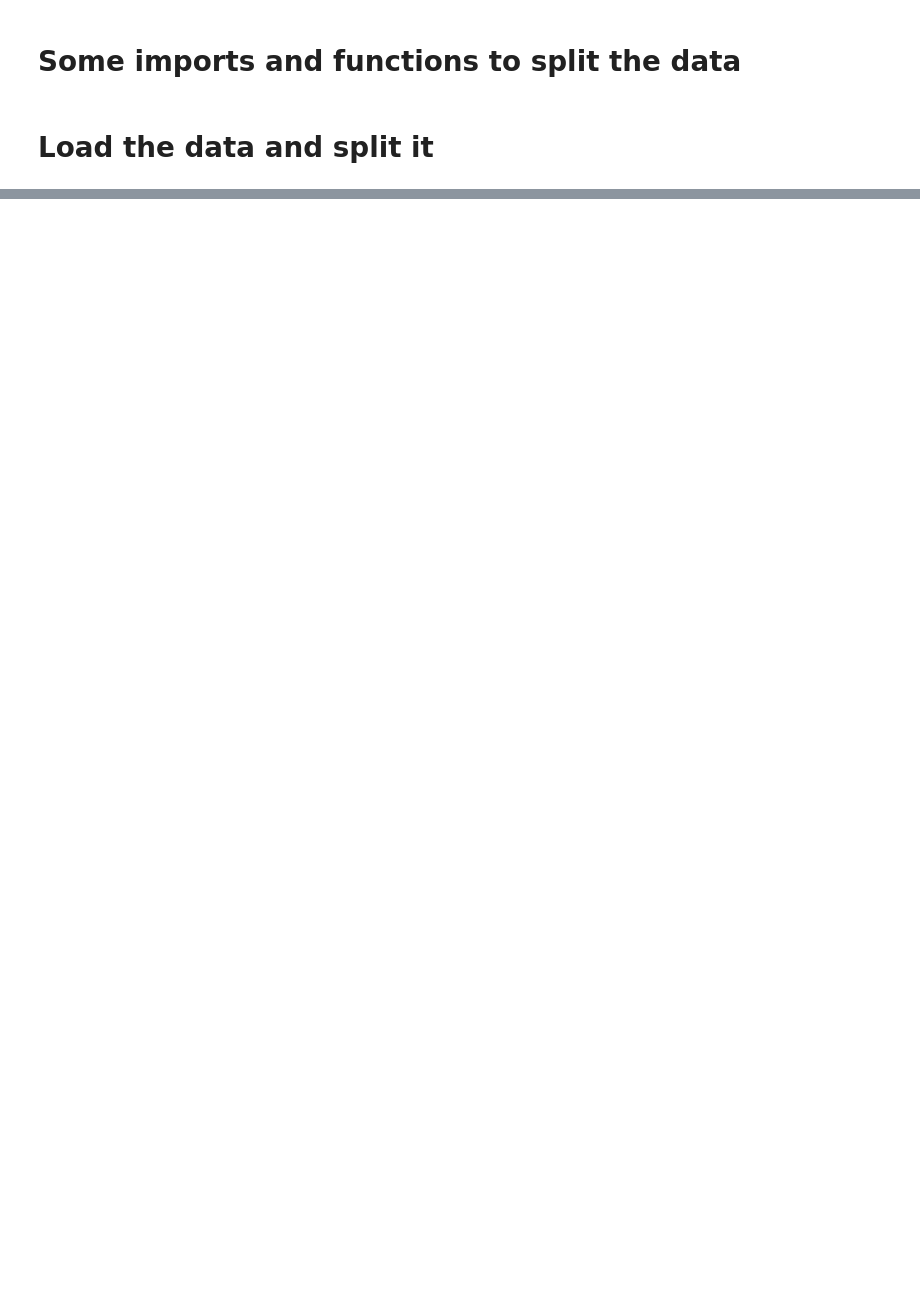
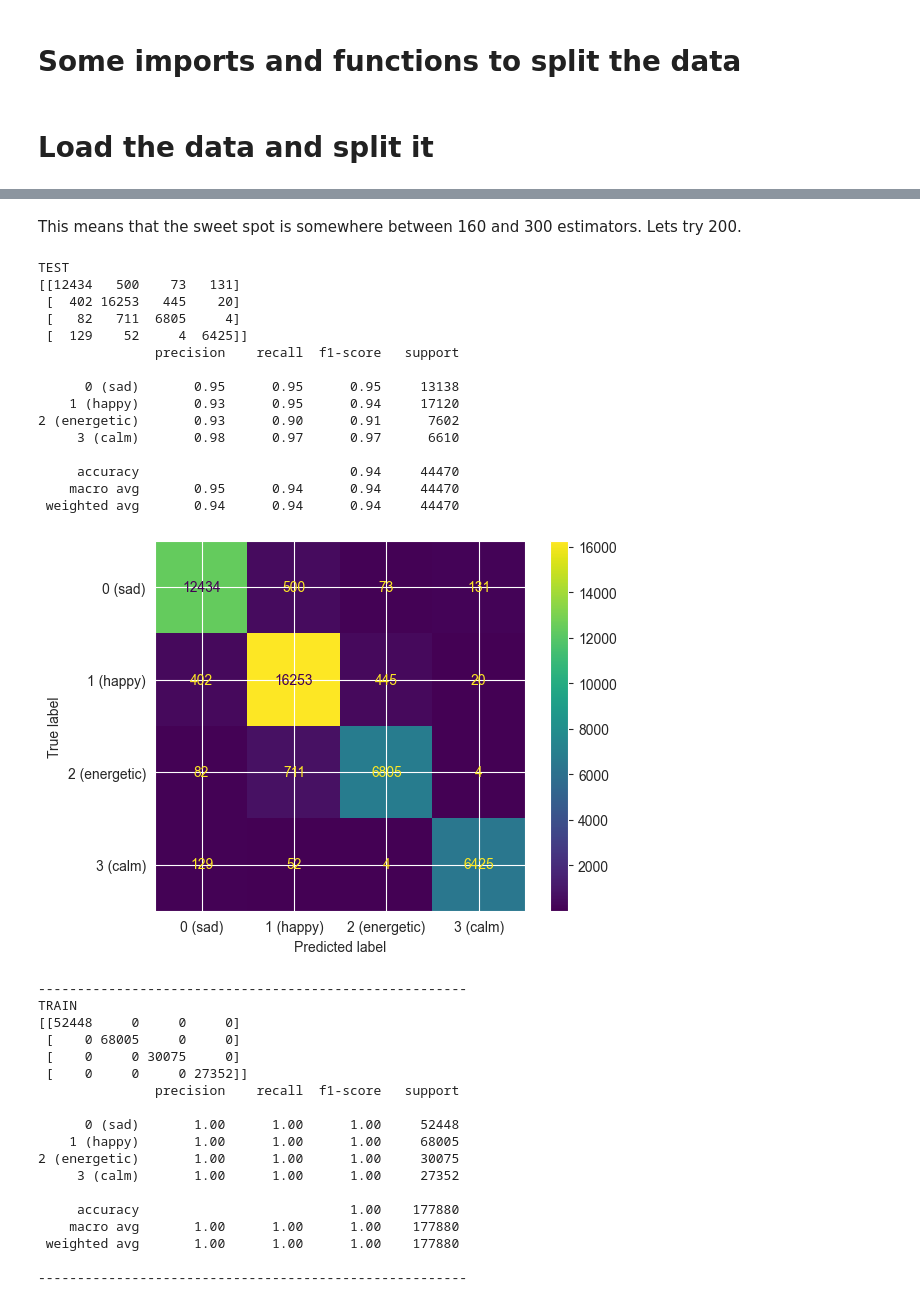
Before and after one commit to mr-perseus/ML-hacking-day, a Jupyter notebook: part-2-ml.ipynb, the cells around one changed output, grey strips where cells are left out. Cells and saved outputs as stored; diff of their text form; code cells hidden in the pictures; blank space fills up the shorter version.

```diff
--- a/part-2-ml.ipynb
+++ b/part-2-ml.ipynb
@@ -300,0 +355,22 @@ Fitting 3 folds for each of 3 candidates, totalling 9 fits
+# %%
+from sklearn.ensemble import RandomForestClassifier
+
+scores_test = []
+scores_train = []
+
+n_estimators_to_check = [1, 10, 20, 40, 80, 160, 300]
+
+for i in n_estimators_to_check:
+    print("n_estimators:", i)
+    random_forest_pipeline = make_pipeline(StandardScaler(), RandomForestClassifier(n_estimators=i, random_state=42))
+    random_forest_pipeline.fit(X_train, y_train)
+    score_train, score_test = get_eval_scores(random_forest_pipeline, X_train, X_test, y_train, y_test)
+    print("score_train:", score_train)
+    print("score_test:", score_test)
+    scores_train.append(score_train)
+    scores_test.append(score_test)
+
+print("scores_train")
+print(scores_train)
+print("scores_test")
+print(scores_test)
@@ -300,0 +395,45 @@ Fitting 3 folds for each of 3 candidates, totalling 9 fits
+# %% [markdown]
+This means that the sweet spot is somewhere between 160 and 300 estimators. Lets try 200.
+# %%
+from sklearn.ensemble import RandomForestClassifier
+
+random_forest_pipeline = make_pipeline(StandardScaler(), RandomForestClassifier(random_state=42, n_estimators=200))
+
+random_forest_pipeline.fit(X_train, y_train)
+
+eval(random_forest_pipeline, X_train, X_test, y_train, y_test)
+# %% [output]
+TEST
+[[12434   500    73   131]
+ [  402 16253   445    20]
+ [   82   711  6805     4]
+ [  129    52     4  6425]]
+               precision    recall  f1-score   support
+
+      0 (sad)       0.95      0.95      0.95     13138
+    1 (happy)       0.93      0.95      0.94     17120
+2 (energetic)       0.93      0.90      0.91      7602
+     3 (calm)       0.98      0.97      0.97      6610
+
+     accuracy                           0.94     44470
+    macro avg       0.95      0.94      0.94     44470
+ weighted avg       0.94      0.94      0.94     44470
+[figure, added]
+-------------------------------------------------------
+TRAIN
+[[52448     0     0     0]
+ [    0 68005     0     0]
+ [    0     0 30075     0]
+ [    0     0     0 27352]]
+               precision    recall  f1-score   support
+
+      0 (sad)       1.00      1.00      1.00     52448
+    1 (happy)       1.00      1.00      1.00     68005
+2 (energetic)       1.00      1.00      1.00     30075
+     3 (calm)       1.00      1.00      1.00     27352
+
+     accuracy                           1.00    177880
+    macro avg       1.00      1.00      1.00    177880
+ weighted avg       1.00      1.00      1.00    177880
+
+-------------------------------------------------------
```
Also changed, not shown: parts of 38 cells of this notebook, 1 other file.
